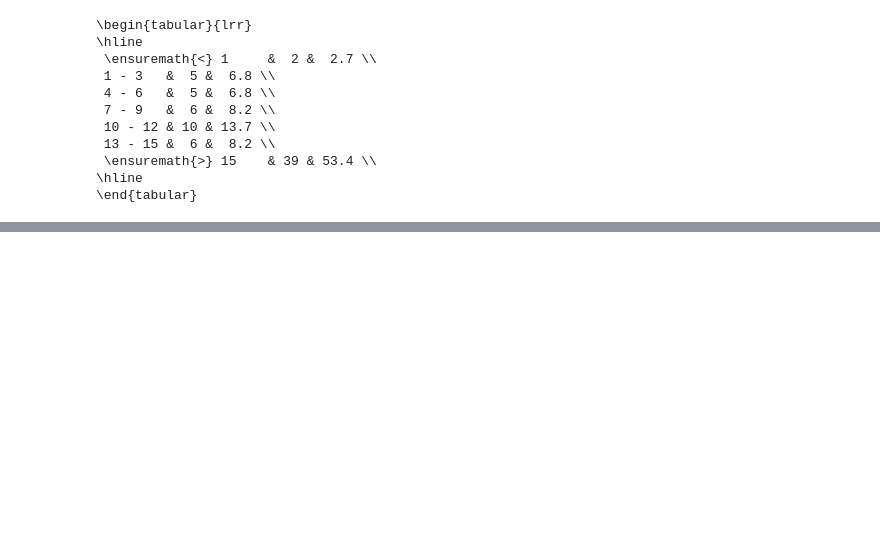
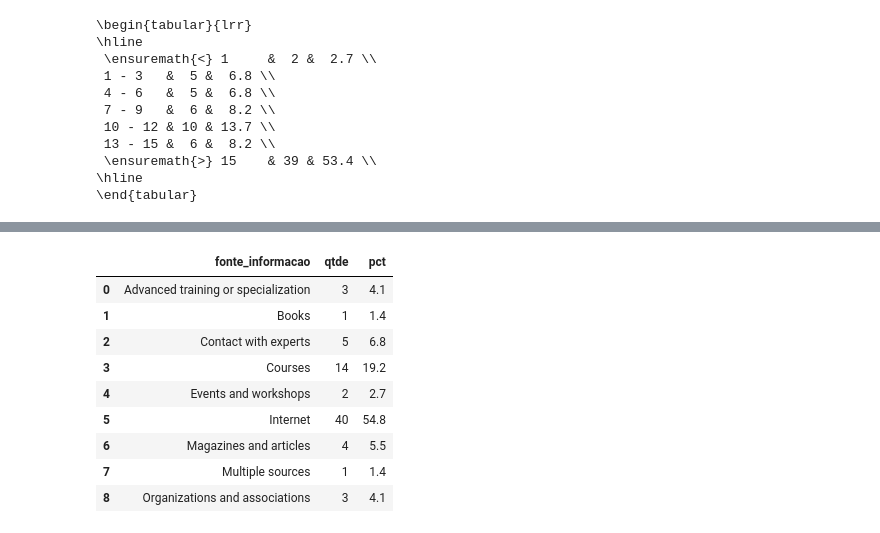
Before and after one commit to fabianumfalco/perception_br_devs_data_privacy_llm, a Jupyter notebook: data_analysis_survey.ipynb, the cells around one changed output, grey strips where cells are left out. Saved outputs shown, nothing was run; the diff lists cells and outputs as text; code cells hidden in the pictures; blank space fills up the shorter version.

```diff
--- a/data_analysis_survey.ipynb
+++ b/data_analysis_survey.ipynb
@@ -452,0 +499,37 @@ KeyError: '6. Qual seu nível de conhecimento sobre privacidade de dados?'
+# %%
+fonteinformacao_sts = df["8. Qual sua principal fonte de informação sobre privacidade de dados? "].value_counts().to_frame()
+fonteinformacao_sts = fonteinformacao_sts.reset_index(drop=False)
+fonteinformacao_sts = fonteinformacao_sts.rename(columns={'index': 'fonte_informacao'})
+fonteinformacao_sts.rename(columns={'8. Qual sua principal fonte de informação sobre privacidade de dados? ': 'qtde'}, inplace=True)
+
+# Dicionário de tradução
+translation_dict = {
+    'Internet':'Internet',
+    'Cursos': 'Courses',
+    'Contato com especialistas': 'Contact with experts',
+    'Revistas e artigos': 'Magazines and articles',
+    'Organizações e associações': 'Organizations and associations',
+    'Eventos e workshops': 'Advanced training or specialization',
+    'Atualizações legislativas':'Events and workshops',
+    'Várias fontes: portal da ANPD, autoridades de outros países, leis, livros e eventos.':'Multiple sources',
+    'Livros':'Books'
+}
+# Atualizando a coluna com os valores traduzidos
+fonteinformacao_sts['fonte_informacao'] = fonteinformacao_sts['fonte_informacao'].map(translation_dict)
+
+fonteinformacao_sts = fonteinformacao_sts.sort_values(by='fonte_informacao', ascending=True)
+fonteinformacao_sts = fonteinformacao_sts.reset_index(drop=True)
+fonteinformacao_sts['pct'] = ((fonteinformacao_sts['qtde']/df.shape[0])*100).round(1)
+
+fonteinformacao_sts
+# %% [output]
+|  | fonte_informacao | qtde | pct |
+| 0 | Advanced training or specialization | 3 | 4.1 |
+| 1 | Books | 1 | 1.4 |
+| 2 | Contact with experts | 5 | 6.8 |
+| 3 | Courses | 14 | 19.2 |
+| 4 | Events and workshops | 2 | 2.7 |
+| 5 | Internet | 40 | 54.8 |
+| 6 | Magazines and articles | 4 | 5.5 |
+| 7 | Multiple sources | 1 | 1.4 |
+| 8 | Organizations and associations | 3 | 4.1 |
```
Also changed, not shown: parts of 18 cells of this notebook.
